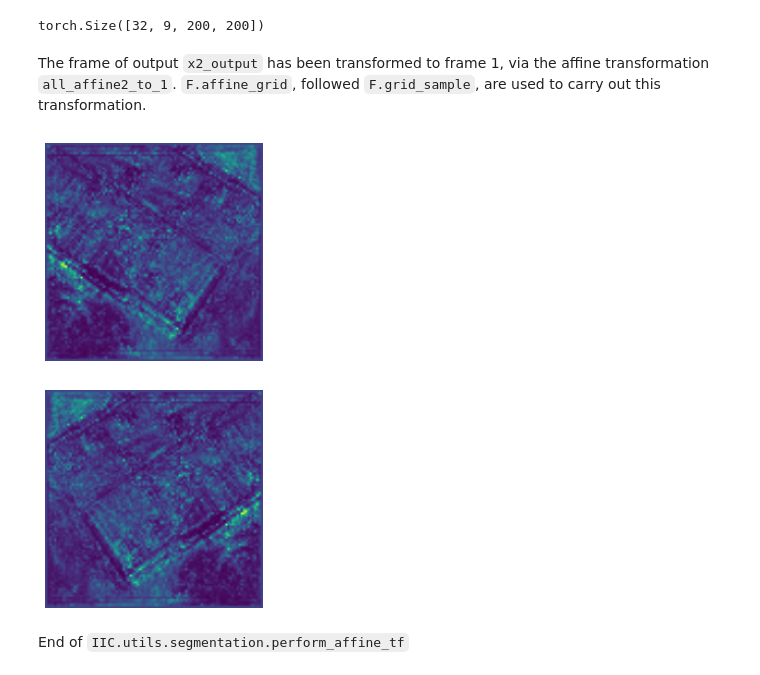
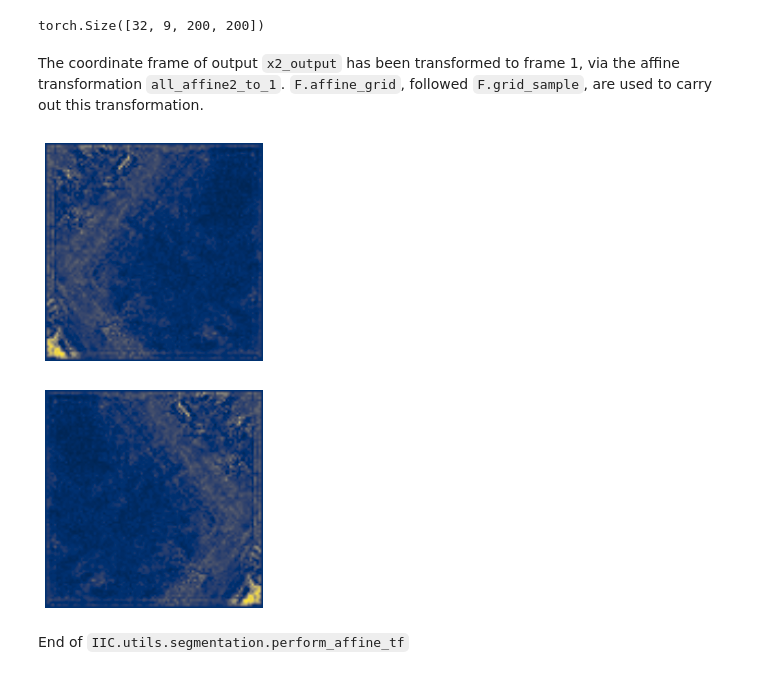
Before and after one commit to qAp/IIC, a Jupyter notebook: nbs/05b_segmentation_loss.ipynb, the cells around one changed output. Drawn from its saved outputs; the diff is of its cells as text; code cells hidden in the pictures.

Commit message:
Plot original, transformed image and their outputs

```diff
--- a/nbs/05b_segmentation_loss.ipynb
+++ b/nbs/05b_segmentation_loss.ipynb
@@ -499,15 +499,17 @@ data_tf.shape
 # %% [output]
 torch.Size([32, 9, 200, 200])
 # %% [markdown]
-The frame of output `x2_output` has been transformed to frame 1, via the affine transformation `all_affine2_to_1`.  `F.affine_grid`, followed `F.grid_sample`, are used to carry out this transformation.
+The coordinate frame of output `x2_output` has been transformed to frame 1, via the affine transformation `all_affine2_to_1`.  `F.affine_grid`, followed `F.grid_sample`, are used to carry out this transformation.
 # %%
-plt.imshow(x2_outs[0,0].detach().numpy()); plt.axis('off');
+plt.imshow(x2_outs[1,0].detach().numpy(), cmap='cividis')
+plt.axis('off');
 # %% [output]
-[figure, old version]
+[figure, new version]
 # %%
-plt.imshow(data_tf[0,0].detach().numpy()); plt.axis('off');
+plt.imshow(data_tf[1,0].detach().numpy(), cmap='cividis')
+plt.axis('off');
 # %% [output]
-[figure, old version]
+[figure, new version]
 # %% [markdown]
 End of `IIC.utils.segmentation.perform_affine_tf`
 # %%
```
Also changed, not shown: parts of 15 cells of this notebook.
